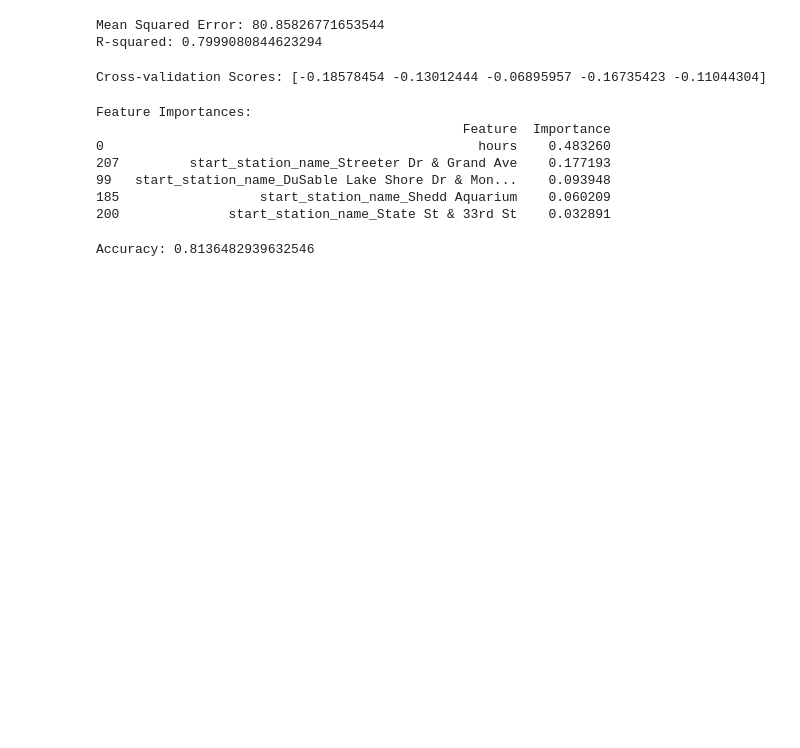
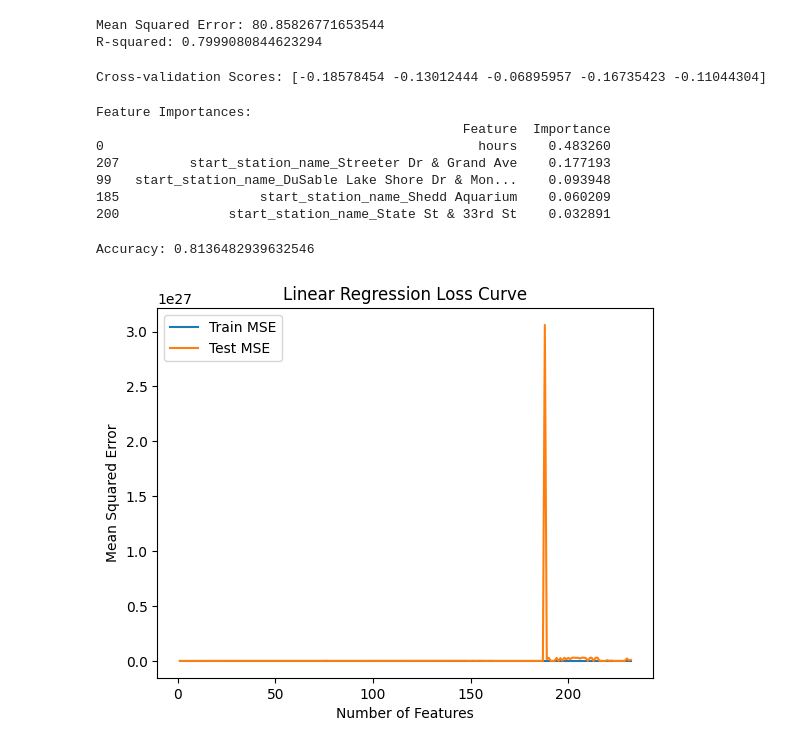
Before and after one commit to neelunerella/DivvyBikePredictions, a Jupyter notebook: divvyK.ipynb, the cells around one changed output. Cells and saved outputs as stored; diff of their text form; code cells hidden in the pictures; blank space fills up the shorter version.

```diff
--- a/divvyK.ipynb
+++ b/divvyK.ipynb
@@ -242,3 +242,33 @@ accuracy = np.mean(y_pred_class == ytest_class)
 print(f'Accuracy: {accuracy}')
 # %% [output]
 Accuracy: 0.8136482939632546
+# %%
+from sklearn.linear_model import LinearRegression
+n_features = xtrain.shape[1]
+feature_indices = np.arange(1, n_features + 1)
+
+tr_errors, test_errors = [], []
+
+for n in feature_indices:
+    # Fit the linear regression model with the first n features
+    lrm = LinearRegression()
+    lrm.fit(xtrain.iloc[:, :n], ytrain)
+
+    # Predictions on training set
+    ytr_pred = lrm.predict(xtrain.iloc[:, :n])
+    tr_errors.append(mean_squared_error(ytrain, ytr_pred))
+
+    # Predictions on test set
+    ytest_pred = lrm.predict(xtest.iloc[:, :n])
+    test_errors.append(mean_squared_error(ytest, ytest_pred))
+
+# Plotting
+plt.plot(feature_indices, tr_errors, label='Train MSE')
+plt.plot(feature_indices, test_errors, label='Test MSE')
+plt.xlabel('Number of Features')
+plt.ylabel('Mean Squared Error')
+plt.title('Linear Regression Loss Curve')
+plt.legend()
+plt.show()
+# %% [output]
+[figure, added]
```
Also changed, not shown: parts of 1 cell of this notebook.
